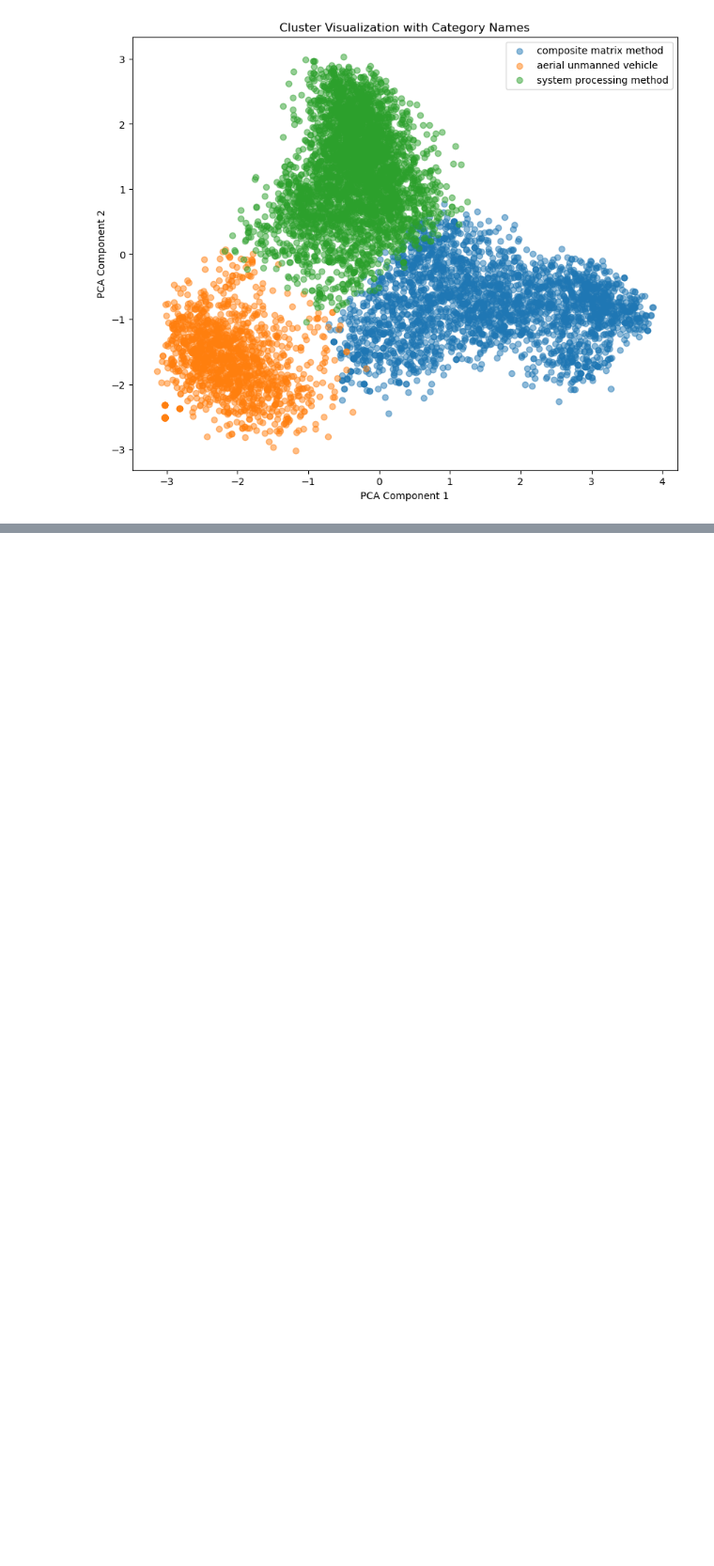
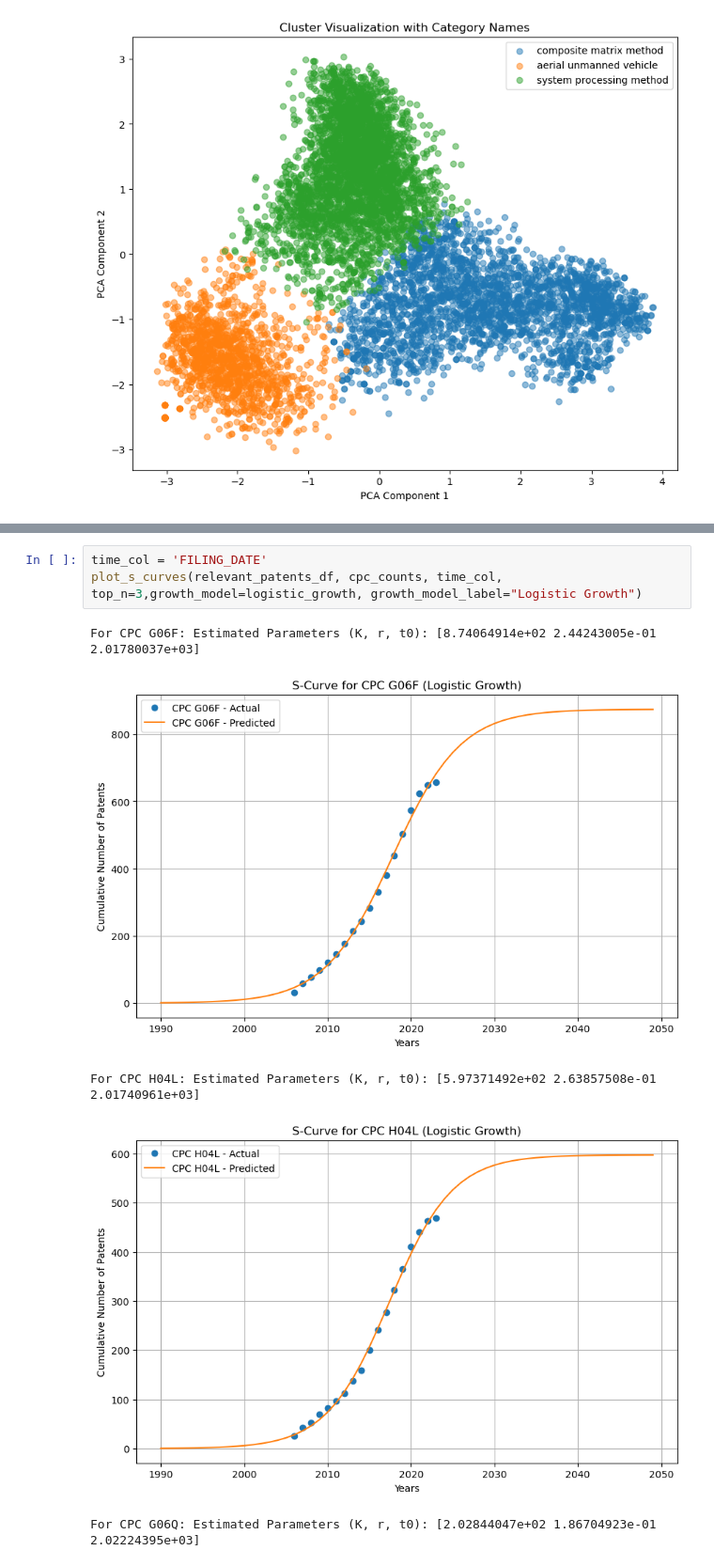
Before and after one commit to faridnec/forecasting-tech-adoption, a Jupyter notebook: models/forecast_uspto.ipynb, the cells around one changed output, grey strips where cells are left out. Shown at 94% size. Cells and saved outputs as stored; diff of their text form; blank space fills up the shorter version.

```diff
--- a/models/forecast_uspto.ipynb
+++ b/models/forecast_uspto.ipynb
@@ -375,0 +388,9 @@ def plot_s_curves(relevant_patents_df, cpc_counts, time_col, top_n=5, year_range
+# %%
+time_col = 'FILING_DATE'
+plot_s_curves(relevant_patents_df, cpc_counts, time_col, top_n=3,growth_model=logistic_growth, growth_model_label="Logistic Growth")
+# %% [output]
+For CPC G06F: Estimated Parameters (K, r, t0): [8.74064914e+02 2.44243005e-01 2.01780037e+03]
+[figure, added]
+For CPC H04L: Estimated Parameters (K, r, t0): [5.97371492e+02 2.63857508e-01 2.01740961e+03]
+[figure, added]
+For CPC G06Q: Estimated Parameters (K, r, t0): [2.02844047e+02 1.86704923e-01 2.02224395e+03]
```
Also changed, not shown: parts of 13 cells of this notebook, 4 other files.
